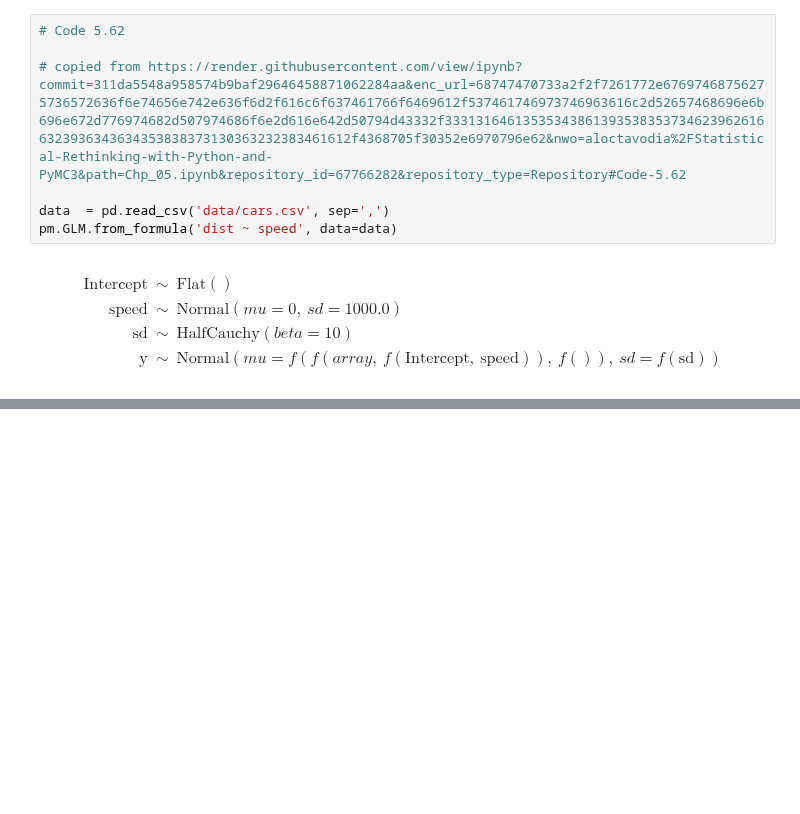
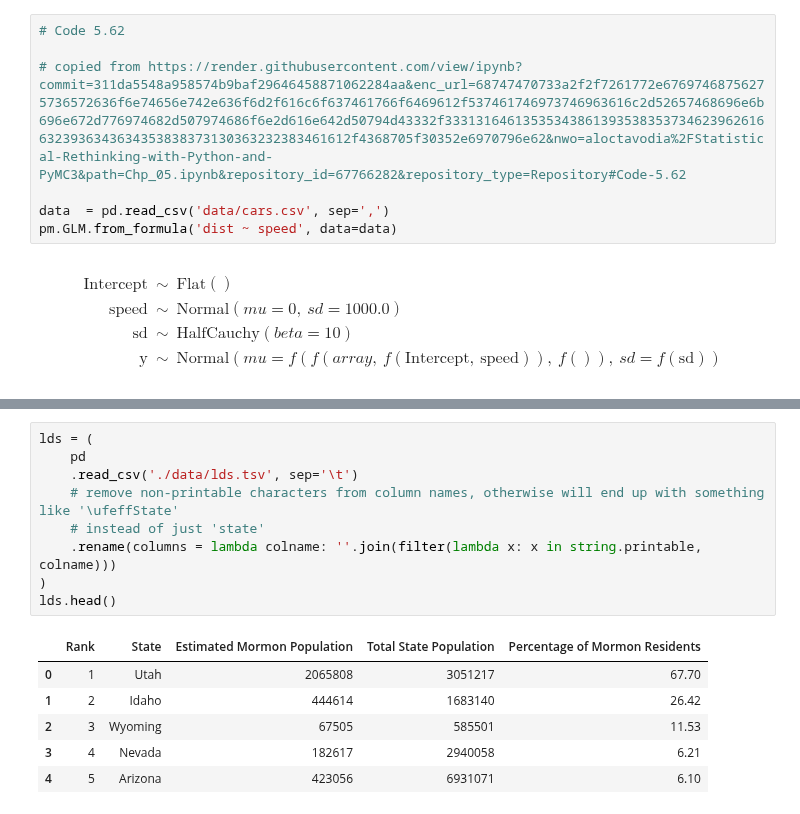
Before and after one commit to nwweber/statistical_rethinking, a Jupyter notebook: chapter_05_multivariate_linear_models.ipynb, the cells around one changed output, grey strips where cells are left out. Saved outputs shown, nothing was run; the diff lists cells and outputs as text; blank space fills up the shorter version.

```diff
--- a/chapter_05_multivariate_linear_models.ipynb
+++ b/chapter_05_multivariate_linear_models.ipynb
@@ -1628,0 +1685,16 @@ Next chapters: address these two points
+# %%
+lds = (
+    pd
+    .read_csv('./data/lds.tsv', sep='\t')
+    # remove non-printable characters from column names, otherwise will end up with something like '\ufeffState'
+    # instead of just 'state'
+    .rename(columns = lambda colname: ''.join(filter(lambda x: x in string.printable, colname)))
+)
+lds.head()
+# %% [output]
+|  | Rank | State | Estimated Mormon Population | Total State Population | Percentage of Mormon Residents |
+| 0 | 1 | Utah | 2065808 | 3051217 | 67.70 |
+| 1 | 2 | Idaho | 444614 | 1683140 | 26.42 |
+| 2 | 3 | Wyoming | 67505 | 585501 | 11.53 |
+| 3 | 4 | Nevada | 182617 | 2940058 | 6.21 |
+| 4 | 5 | Arizona | 423056 | 6931071 | 6.10 |
```
Also changed, not shown: parts of 4 cells of this notebook.
